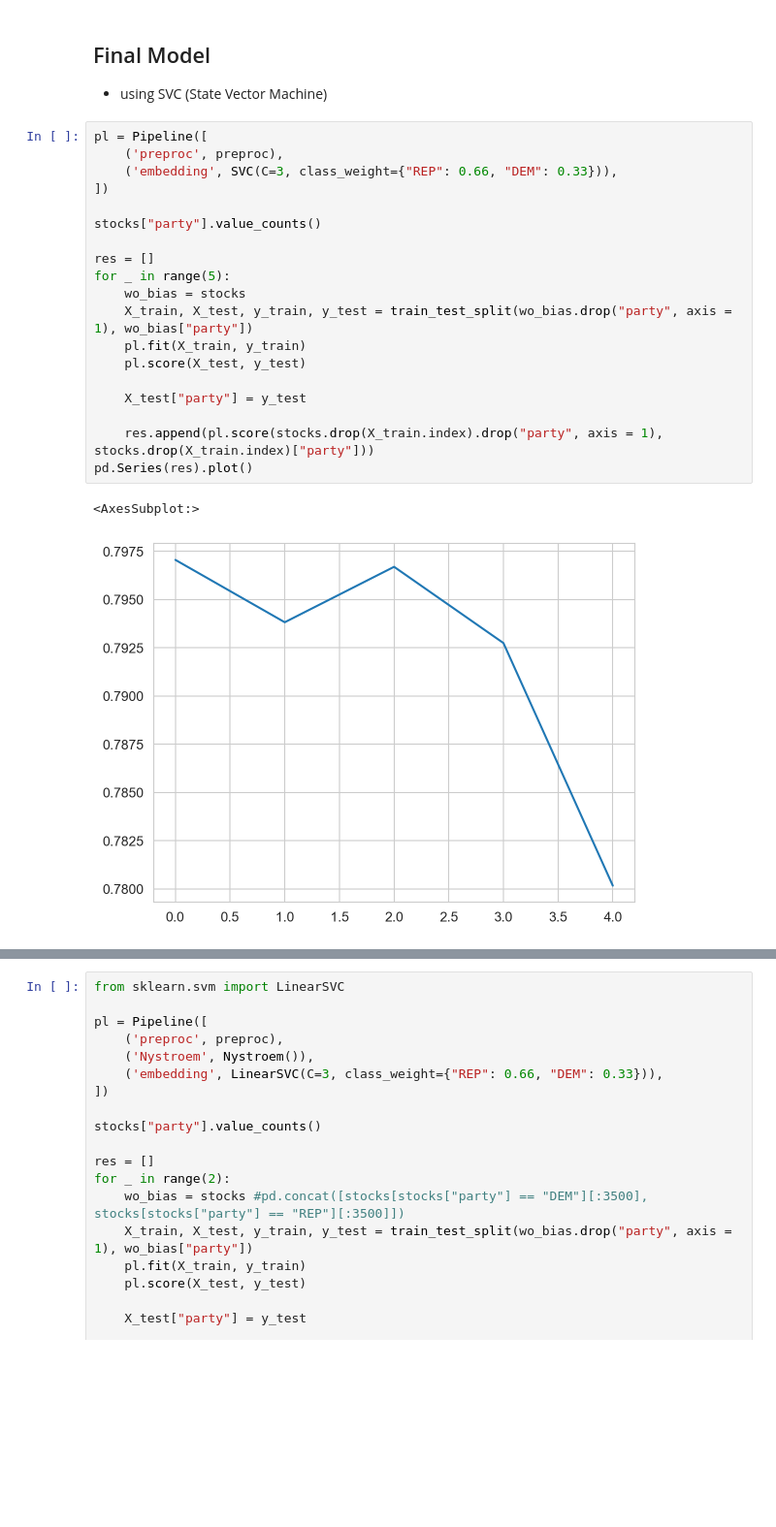
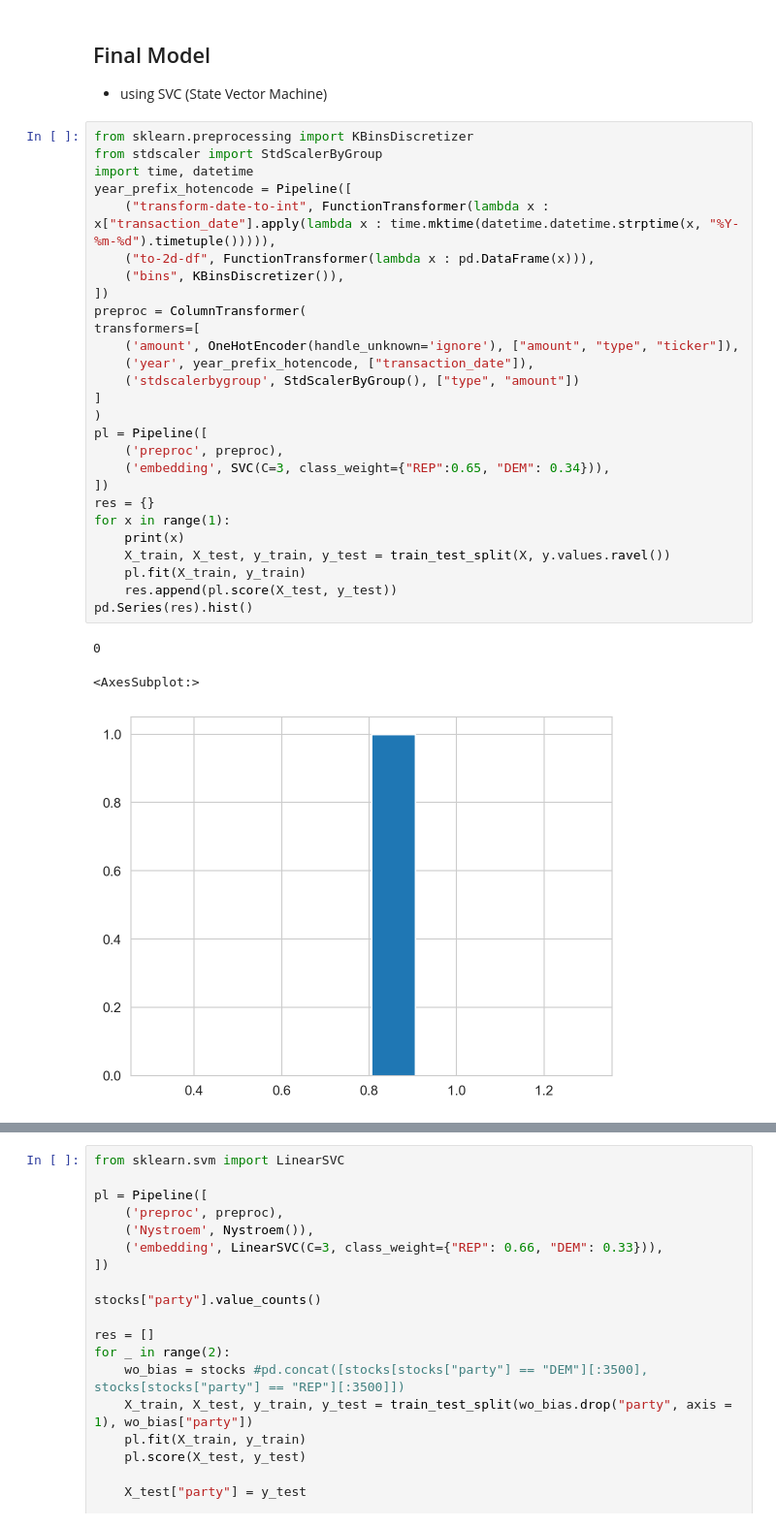
Before and after one commit to pemukl/dsc80-stock-prediction, a Jupyter notebook: stocks.ipynb, the cells around one changed output, grey strips where cells are left out. Shown: that part at 97% size. Drawn from its saved outputs; the diff is of its cells as text; blank space fills up the shorter version.

```diff
--- a/stocks.ipynb
+++ b/stocks.ipynb
@@ -171,25 +174,34 @@ NameError: name 'X' is not defined
 ## Final Model
 
 - using SVC (State Vector Machine)
-# %%
-pl = Pipeline([
-    ('preproc', preproc),
-    ('embedding', SVC(C=3, class_weight={"REP": 0.66, "DEM": 0.33})),
-])
-
-stocks["party"].value_counts()
-
-res = []
-for _ in range(5):
-    wo_bias = stocks
-    X_train, X_test, y_train, y_test = train_test_split(wo_bias.drop("party", axis = 1), wo_bias["party"])
-    pl.fit(X_train, y_train)
-    pl.score(X_test, y_test)
-
-    X_test["party"] = y_test
-
-    res.append(pl.score(stocks.drop(X_train.index).drop("party", axis = 1), stocks.drop(X_train.index)["party"]))
-pd.Series(res).plot()
-# %% [output]
-<AxesSubplot:>
-[figure, removed]
+# %%
+from sklearn.preprocessing import KBinsDiscretizer
+from stdscaler import StdScalerByGroup
+import time, datetime
+year_prefix_hotencode = Pipeline([
+    ("transform-date-to-int", FunctionTransformer(lambda x : x["transaction_date"].apply(lambda x : time.mktime(datetime.datetime.strptime(x, "%Y-%m-%d").timetuple())))),
+    ("to-2d-df", FunctionTransformer(lambda x : pd.DataFrame(x))),
+    ("bins", KBinsDiscretizer()),
+])
+preproc = ColumnTransformer(
+transformers=[
+    ('amount', OneHotEncoder(handle_unknown='ignore'), ["amount", "type", "ticker"]),
+    ('year', year_prefix_hotencode, ["transaction_date"]),
+    ('stdscalerbygroup', StdScalerByGroup(), ["type", "amount"])
+]
+)
+pl = Pipeline([
+    ('preproc', preproc),
+    ('embedding', SVC(C=3, class_weight={"REP":0.65, "DEM": 0.34})),
+])
+res = {}
+for x in range(1):
+    print(x)
+    X_train, X_test, y_train, y_test = train_test_split(X, y.values.ravel())
+    pl.fit(X_train, y_train)
+    res.append(pl.score(X_test, y_test))
+pd.Series(res).hist()
+# %% [output]
+0
+<AxesSubplot:>
+[figure, added]
```
Also changed, not shown: parts of 10 cells of this notebook, 1 other file.
